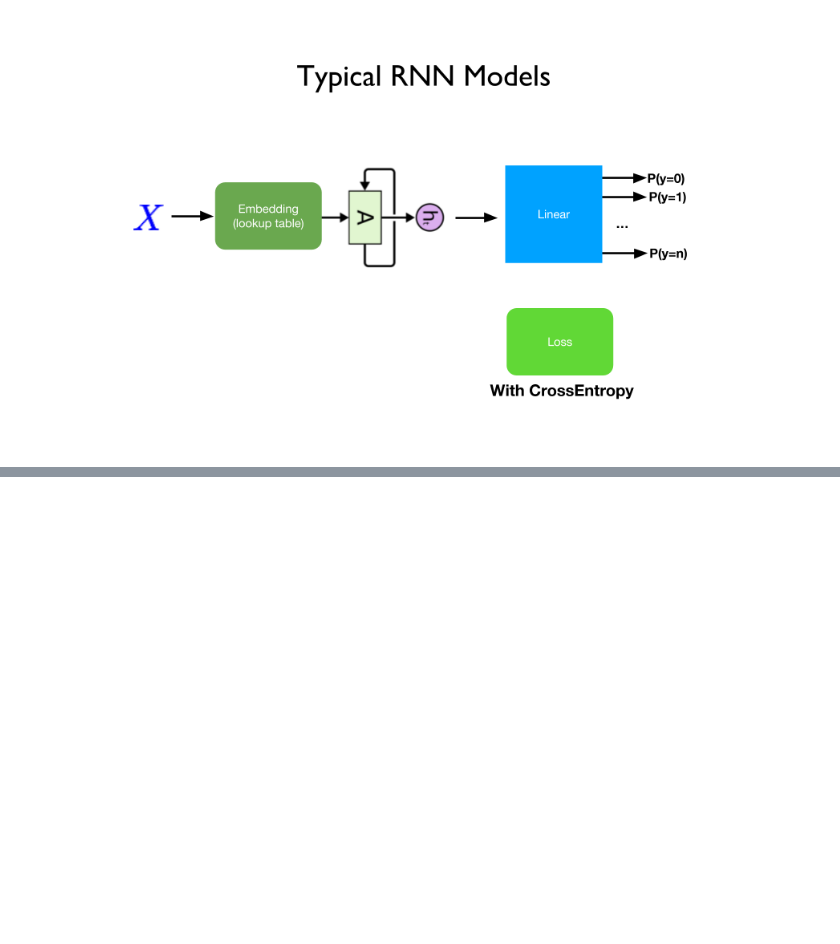
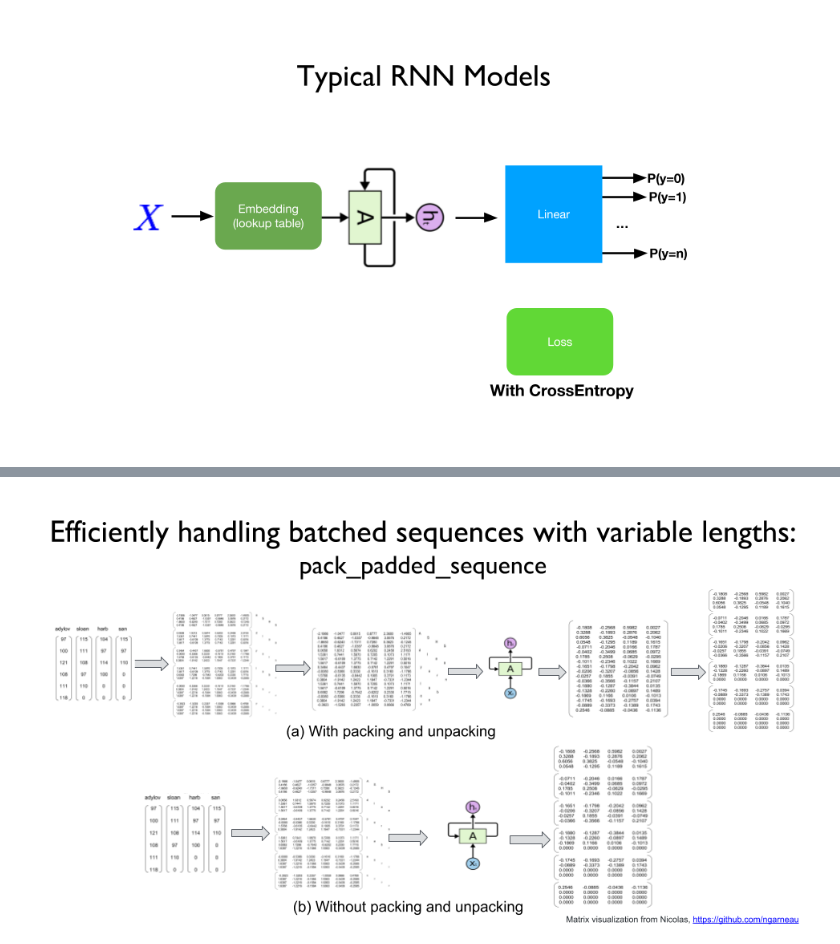
Before and after one commit to ugurcancakal/network_pytorch, a Jupyter notebook: RNN_classification.ipynb, the cells around one changed output, grey strips where cells are left out. Drawn from its saved outputs; the diff is of its cells as text; code cells hidden in the pictures; blank space fills up the shorter version.

```diff
--- a/RNN_classification.ipynb
+++ b/RNN_classification.ipynb
@@ -93,0 +221,5 @@ NameError: ignored
+# %%
+# @title Packing and Unpacking
+Image('rnn_pack.png')
+# %% [output]
+[figure, added]
```
Also changed, not shown: parts of 18 cells of this notebook.
